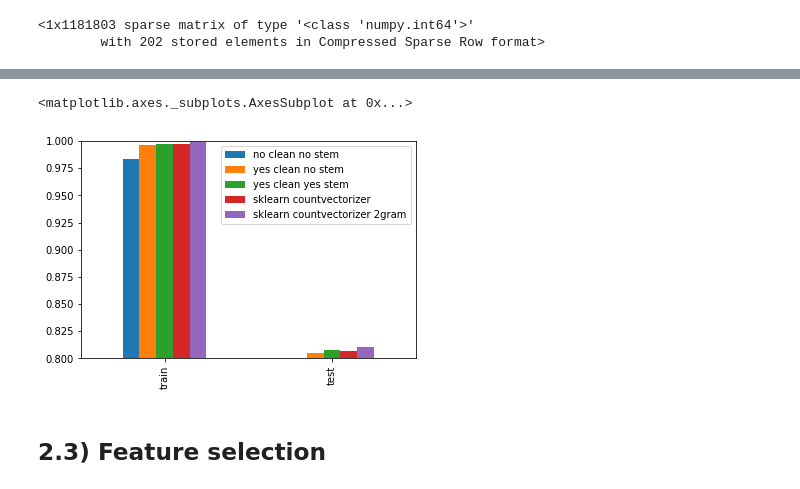
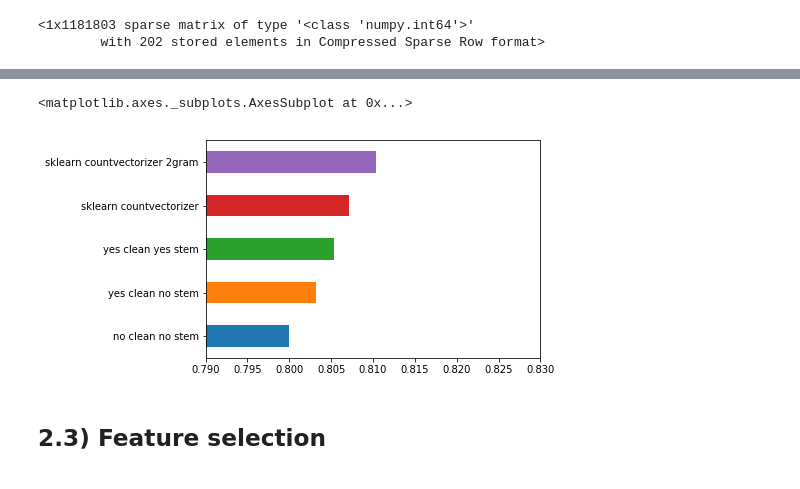
Before and after one commit to davidbp/ML_for_NLP, a Jupyter notebook: notebooks/02_text_features.ipynb, the cells around one changed output, grey strips where cells are left out. Drawn from its saved outputs; the diff is of its cells as text; code cells hidden in the pictures.

```diff
--- a/notebooks/02_text_features.ipynb
+++ b/notebooks/02_text_features.ipynb
@@ -412,4 +513,4 @@ simple_count_vectorizer = SimpleCountVectorizer(lemmatizer= None,
 # %%
 %%time
-simple_count_vectorizer.fit(X_train[0:100])
+simple_count_vectorizer.fit(X_train)
 # %% [output]
@@ -454,10 +589,7 @@ len(words_in_vocab), len(set(words_in_vocab))
 # %% [markdown]
 #### I) No Stemmer and no doc_cleaner
 # %%
-vainilla_count_vectorizer = SimpleCountVectorizer(lemmatizer= None,
-                                                stemmer= None,
-                                                doc_cleaner=None)
-
+vainilla_count_vectorizer = SimpleCountVectorizer( doc_cleaner_func=lambda doc: doc)
 logistic = sklearn.linear_model.LogisticRegression(C=0.1)
 
 model_pipe_0 = sklearn.pipeline.Pipeline([("countvectorizer", vainilla_count_vectorizer),
@@ -486,10 +633,7 @@ model_pipe_0.steps[0][1].transform(X_train[0:1]), model_pipe_0.steps[0][1].n_fea
 # %% [markdown]
 #### II) No stemmer but doc_cleaner
 # %%
-simple_count_vectorizer = SimpleCountVectorizer(lemmatizer= None,
-                                                stemmer= None,
-                                                doc_cleaner=re.compile("[^a-zA-Z]"))
-
+simple_count_vectorizer = SimpleCountVectorizer(doc_cleaner_pattern=re.compile("[^a-zA-Z]"))
 logistic = sklearn.linear_model.LogisticRegression(C=0.1)
 
 model_pipe_1 = sklearn.pipeline.Pipeline([("countvectorizer", simple_count_vectorizer),
@@ -524,9 +685,8 @@ model_pipe_1.steps[0][1].transform(X_train[0:1]), model_pipe_1.steps[0][1].n_fea
 # %% [markdown]
 #### III) Use a SnowballStemmer
 # %%
-simple_count_vectorizer_stemmer = SimpleCountVectorizer(lemmatizer= None,
-                                                        stemmer= SnowballStemmer('english'),
-                                                        doc_cleaner=re.compile("[^a-zA-Z]"))
+simple_count_vectorizer_stemmer = SimpleCountVectorizer(word_transformer_func= SnowballStemmer('english').stem,
+                                                        doc_cleaner_pattern=re.compile("[^a-zA-Z]"))
 
 logistic = sklearn.linear_model.LogisticRegression(C=0.1)
 
@@ -650,9 +825,9 @@ df_results
 # %%
 %matplotlib inline
-df_results.plot(kind="bar", ylim=(0.8,1))
+df_results.T["test"].plot(kind="barh", xlim=(0.79,0.83))
 # %% [output]
 <matplotlib.axes._subplots.AxesSubplot at 0x...>
-[figure, old version]
+[figure, new version]
 # %% [markdown]
 ## 2.3) Feature selection
 # %% [markdown]
```
Also changed, not shown: parts of 61 cells of this notebook.
